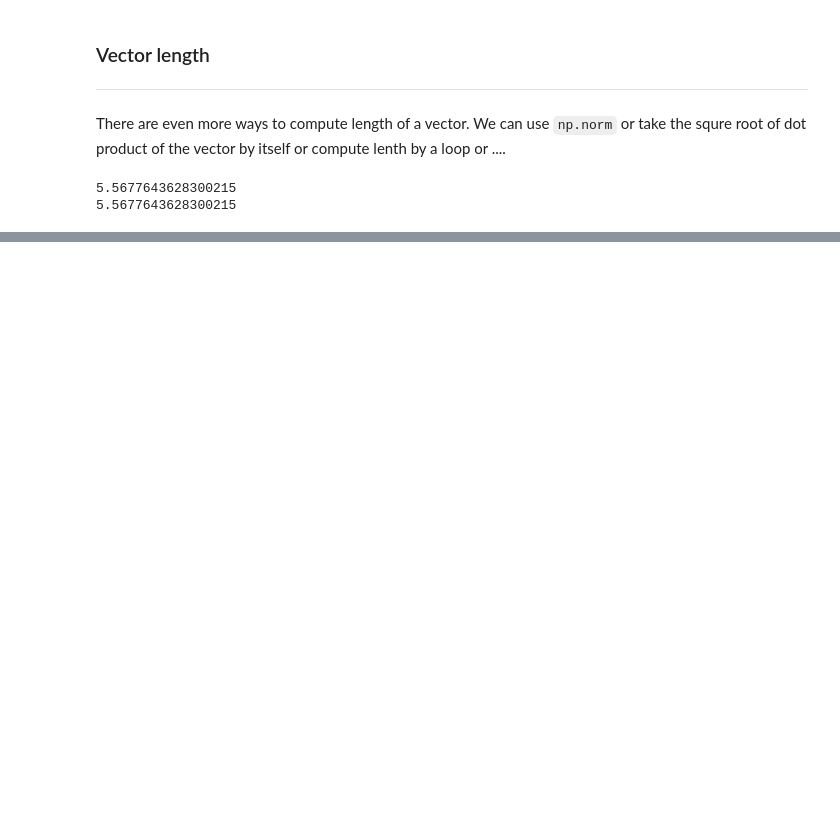
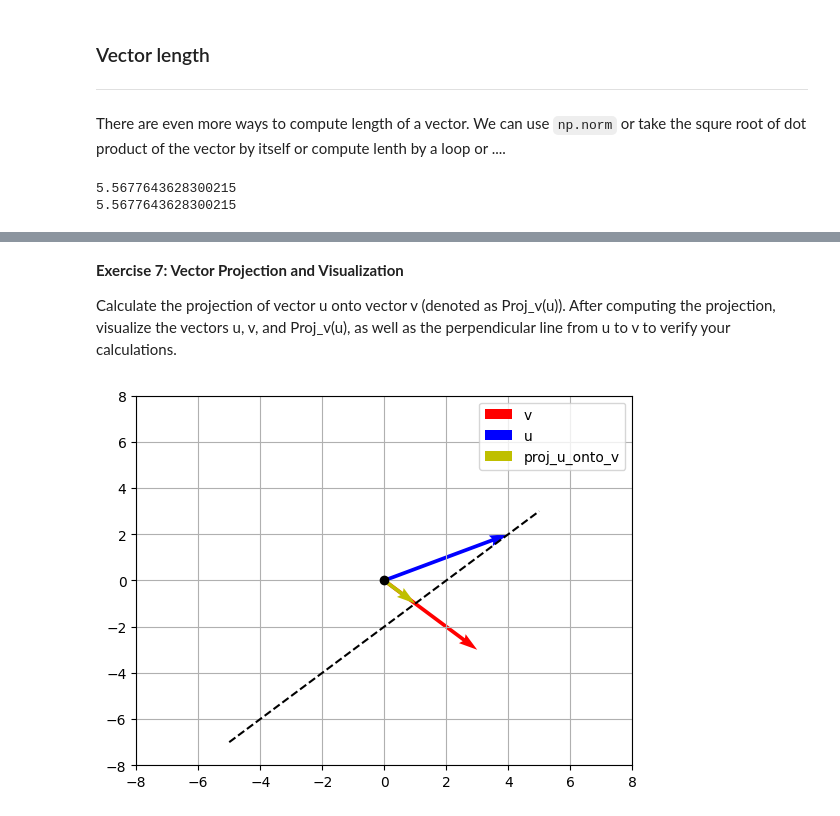
Before and after one commit to MiladQolami/Mathematical-tools-for-neuroscience, a Jupyter notebook: Linear_Algebra/Linear_algebra_vectors.ipynb, the cells around one changed output, grey strips where cells are left out. Drawn from its saved outputs; the diff is of its cells as text; code cells hidden in the pictures; blank space fills up the shorter version.

```diff
--- a/Linear_Algebra/Linear_algebra_vectors.ipynb
+++ b/Linear_Algebra/Linear_algebra_vectors.ipynb
@@ -301,0 +432,47 @@ ___
+# %% [markdown]
+
+**Exercise 7: Vector Projection and Visualization**
+
+Calculate the projection of vector u onto vector v (denoted as Proj_v(u)). After computing the projection, visualize the vectors u, v, and Proj_v(u), as well as the perpendicular line from u to v to verify your calculations.
+# %%
+u  = np.array([[4],[2]])
+v  = np.array([[3],[-3]])
+
+# code
+# %%
+from numpy.ma.core import angle
+#@markdown Solution
+
+# Calculate projection of u onto v
+proj_u_onto_v = ((u.T @ v)/np.linalg.norm(v)**2) * v
+
+
+# Plot vectors using plt.quiver() for a better visualization of vectors
+fig,ax = plt.subplots()
+
+ax.quiver(0,0,v[0],v[1],angles='xy',scale_units='xy',scale =1,label = 'v',color = 'r')
+ax.quiver(0,0,u[0],u[1],angles='xy',scale_units='xy',scale =1,label = 'u',color = 'b')
+ax.quiver(0,0,proj_u_onto_v[0],proj_u_onto_v[1],angles='xy',scale_units='xy',scale =1,label = 'proj_u_onto_v',color = 'y')
+ax.plot(0,0,'ko')
+
+# Plotting a line that is perpendicular to v and passes through tip of u
+
+# Compute the slope of the perpendicular line
+slope = -v[1]/v[0]
+# Computing intercept of the perpendicular line
+intercept = u[1] - slope*u[0]
+
+x = np.linspace(-5,5,100)
+y = slope*x + intercept
+
+ax.plot(x,y,'k--')
+# Set the x and y axis limits
+ax.set_xlim(-8, 8)
+ax.set_ylim(-8, 8)
+
+
+plt.grid()
+plt.legend()
+plt.show()
+# %% [output]
+[figure, added]
```
Also changed, not shown: parts of 25 cells of this notebook.
